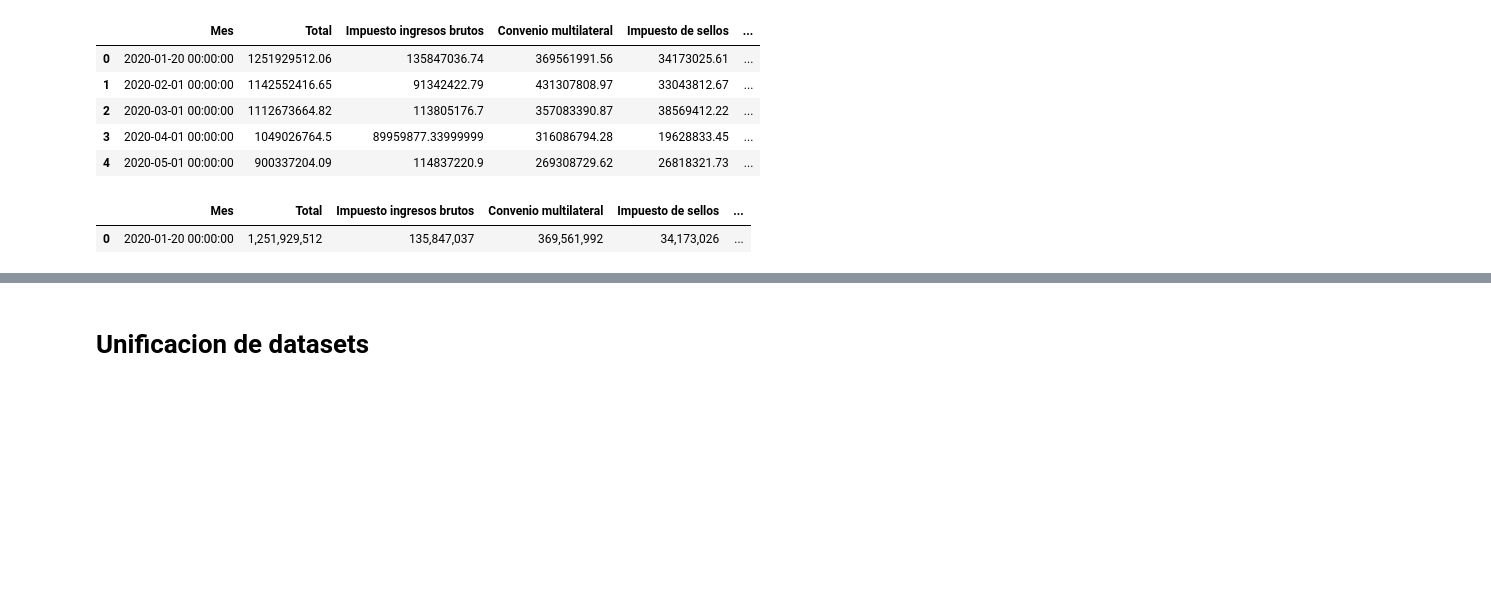
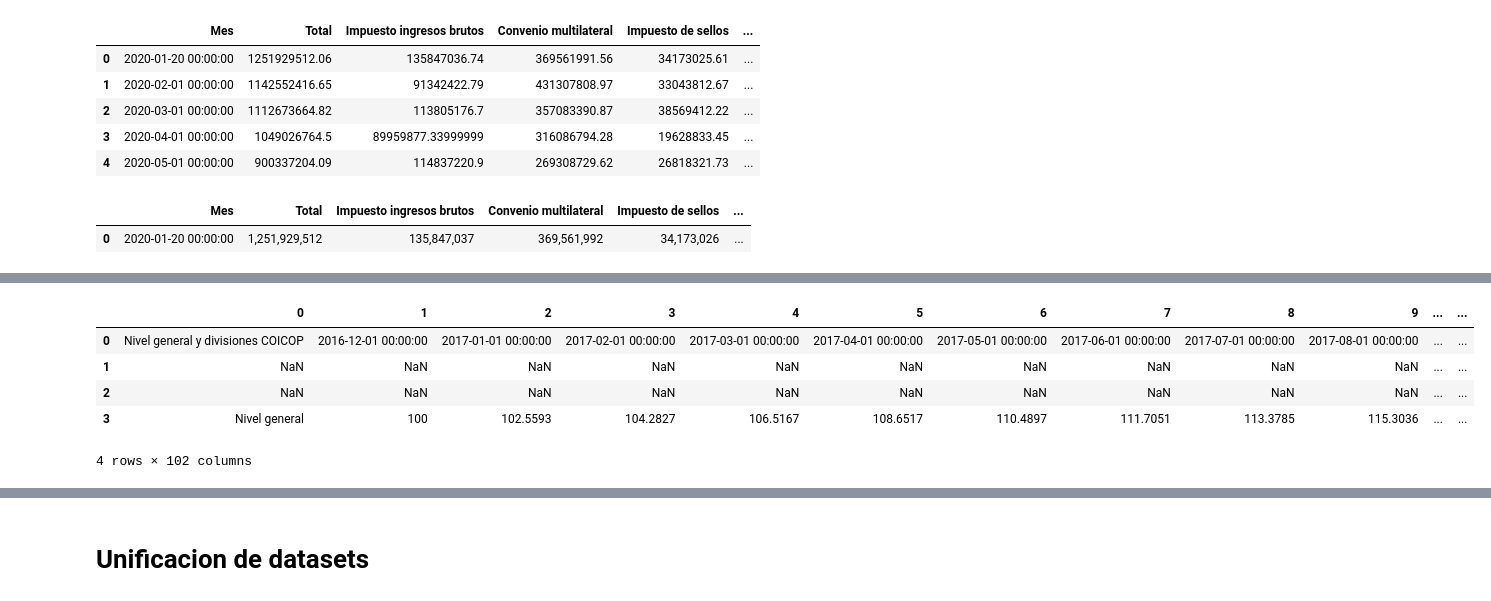
Before and after one commit to caucot/hechos-delictivios-tdf, a Jupyter notebook: notebooks/unificacion-datasets.ipynb, the cells around one changed output, grey strips where cells are left out. Drawn from its saved outputs; the diff is of its cells as text; code cells hidden in the pictures; blank space fills up the shorter version.

```diff
--- a/notebooks/unificacion-datasets.ipynb
+++ b/notebooks/unificacion-datasets.ipynb
@@ -224,0 +243,12 @@ df_ipc.head()
+# %%
+#Importacion del dataset ipc_patagonia
+df_ipc = pd.read_csv("ipc_patagonia.csv", encoding="utf-8")
+# %%
+df_ipc.head(4)
+# %% [output]
+|  | 0 | 1 | 2 | 3 | 4 | 5 | 6 | 7 | 8 | 9 | ... | ... |
+| 0 | Nivel general y divisiones COICOP | 2016-12-01 00:00:00 | 2017-01-01 00:00:00 | 2017-02-01 00:00:00 | 2017-03-01 00:00:00 | 2017-04-01 00:00:00 | 2017-05-01 00:00:00 | 2017-06-01 00:00:00 | 2017-07-01 00:00:00 | 2017-08-01 00:00:00 | ... | ... |
+| 1 | NaN | NaN | NaN | NaN | NaN | NaN | NaN | NaN | NaN | NaN | ... | ... |
+| 2 | NaN | NaN | NaN | NaN | NaN | NaN | NaN | NaN | NaN | NaN | ... | ... |
+| 3 | Nivel general | 100 | 102.5593 | 104.2827 | 106.5167 | 108.6517 | 110.4897 | 111.7051 | 113.3785 | 115.3036 | ... | ... |
+4 rows × 102 columns
```
Also changed, not shown: parts of 80 cells of this notebook, 21 other files.
